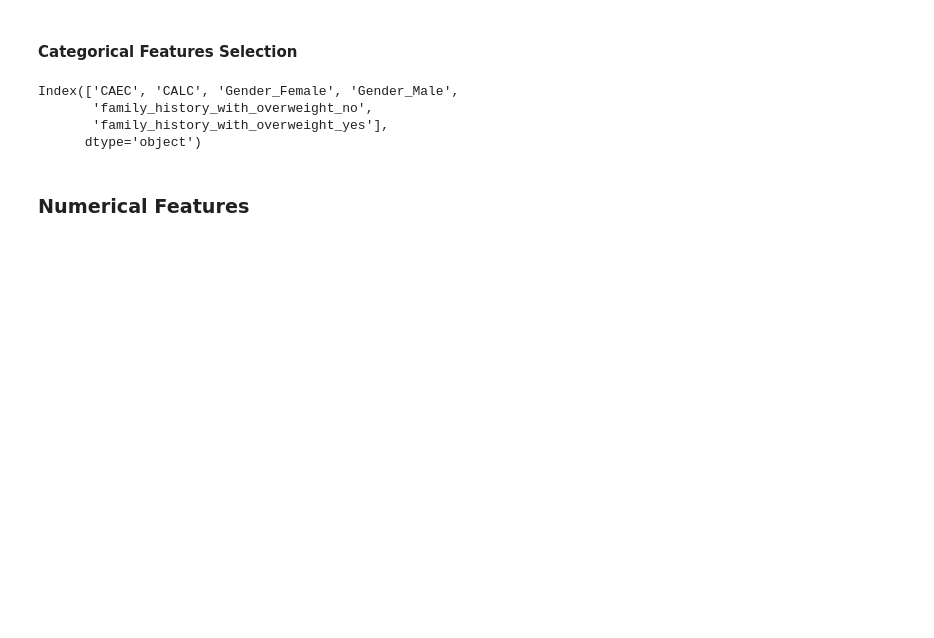
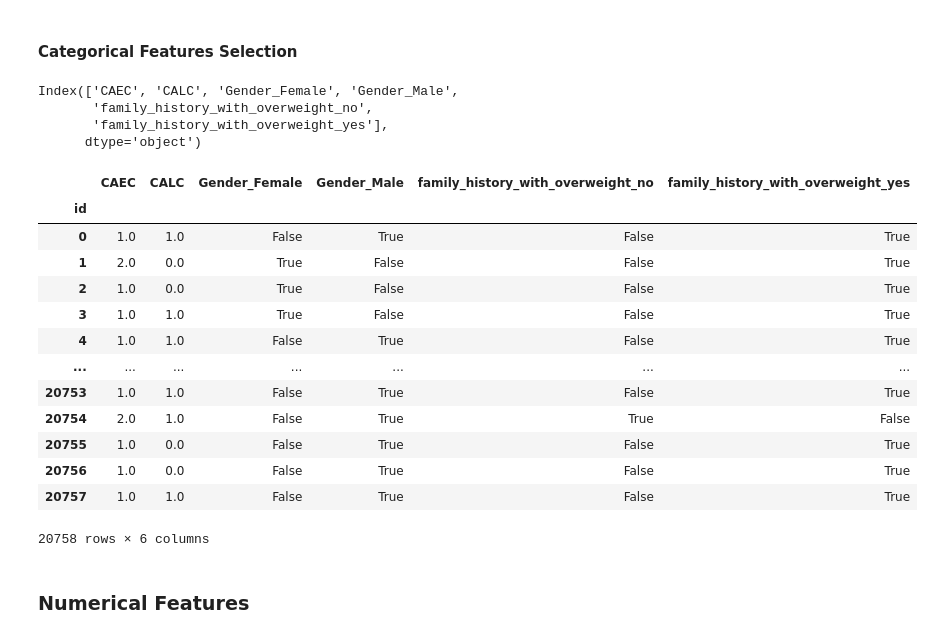
Before and after one commit to aubin4444/DS52-Obesity-Prediction, a Jupyter notebook: obesity.ipynb, the cells around one changed output. Drawn from its saved outputs; the diff is of its cells as text; code cells hidden in the pictures; blank space fills up the shorter version.

```diff
--- a/obesity.ipynb
+++ b/obesity.ipynb
@@ -294,6 +303,24 @@ Index(['CAEC', 'CALC', 'Gender_Female', 'Gender_Male',
        'family_history_with_overweight_no',
        'family_history_with_overweight_yes'],
       dtype='object')
+# %%
+features = categorical_data[selected_features.to_list()]
+features
+# %% [output]
+|  | CAEC | CALC | Gender_Female | Gender_Male | family_history_with_overweight_no | family_history_with_overweight_yes |
+| id |  |  |  |  |  |  |
+| 0 | 1.0 | 1.0 | False | True | False | True |
+| 1 | 2.0 | 0.0 | True | False | False | True |
+| 2 | 1.0 | 0.0 | True | False | False | True |
+| 3 | 1.0 | 1.0 | True | False | False | True |
+| 4 | 1.0 | 1.0 | False | True | False | True |
+| ... | ... | ... | ... | ... | ... | ... |
+| 20753 | 1.0 | 1.0 | False | True | False | True |
+| 20754 | 2.0 | 1.0 | False | True | True | False |
+| 20755 | 1.0 | 0.0 | False | True | False | True |
+| 20756 | 1.0 | 0.0 | False | True | False | True |
+| 20757 | 1.0 | 1.0 | False | True | False | True |
+20758 rows × 6 columns
 # %% [markdown]
 ### Numerical Features
 # %%
```
Also changed, not shown: parts of 12 cells of this notebook.
